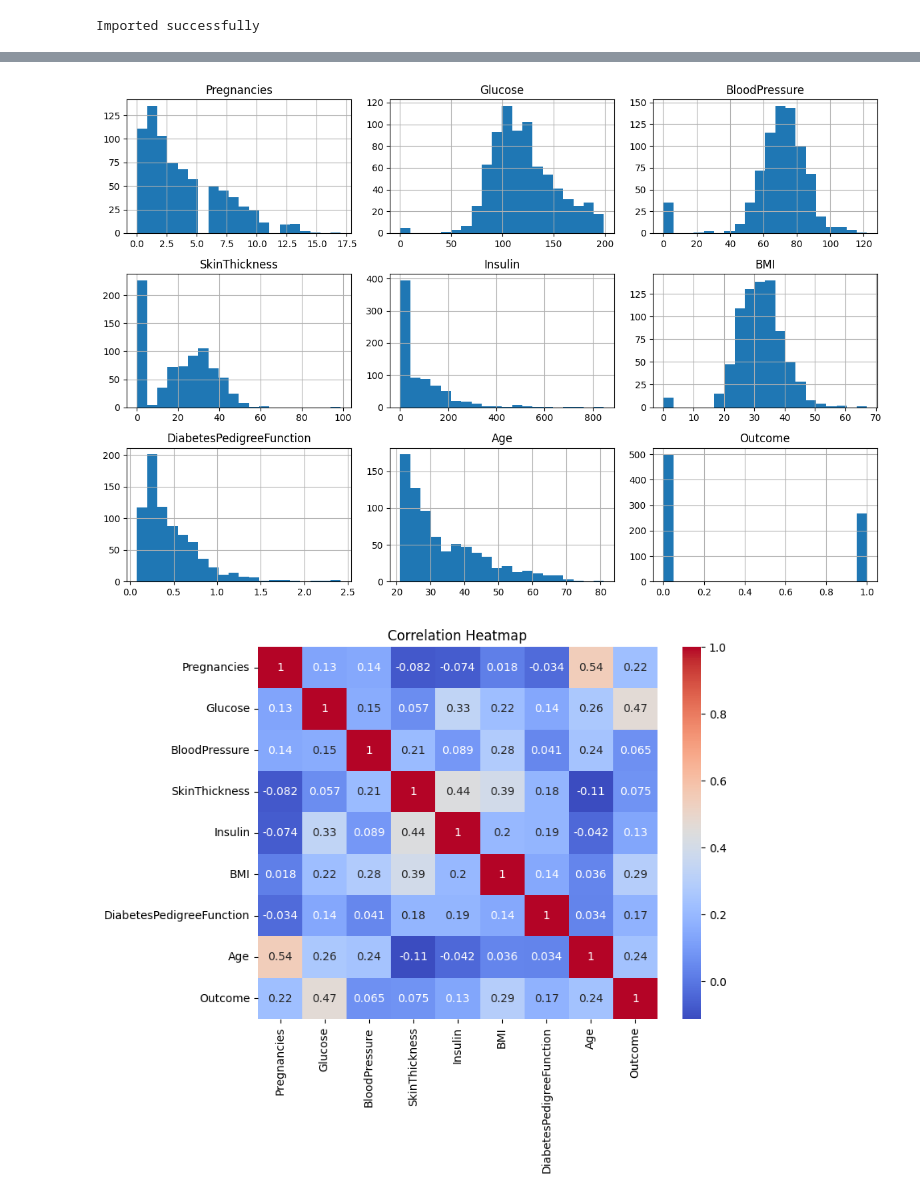
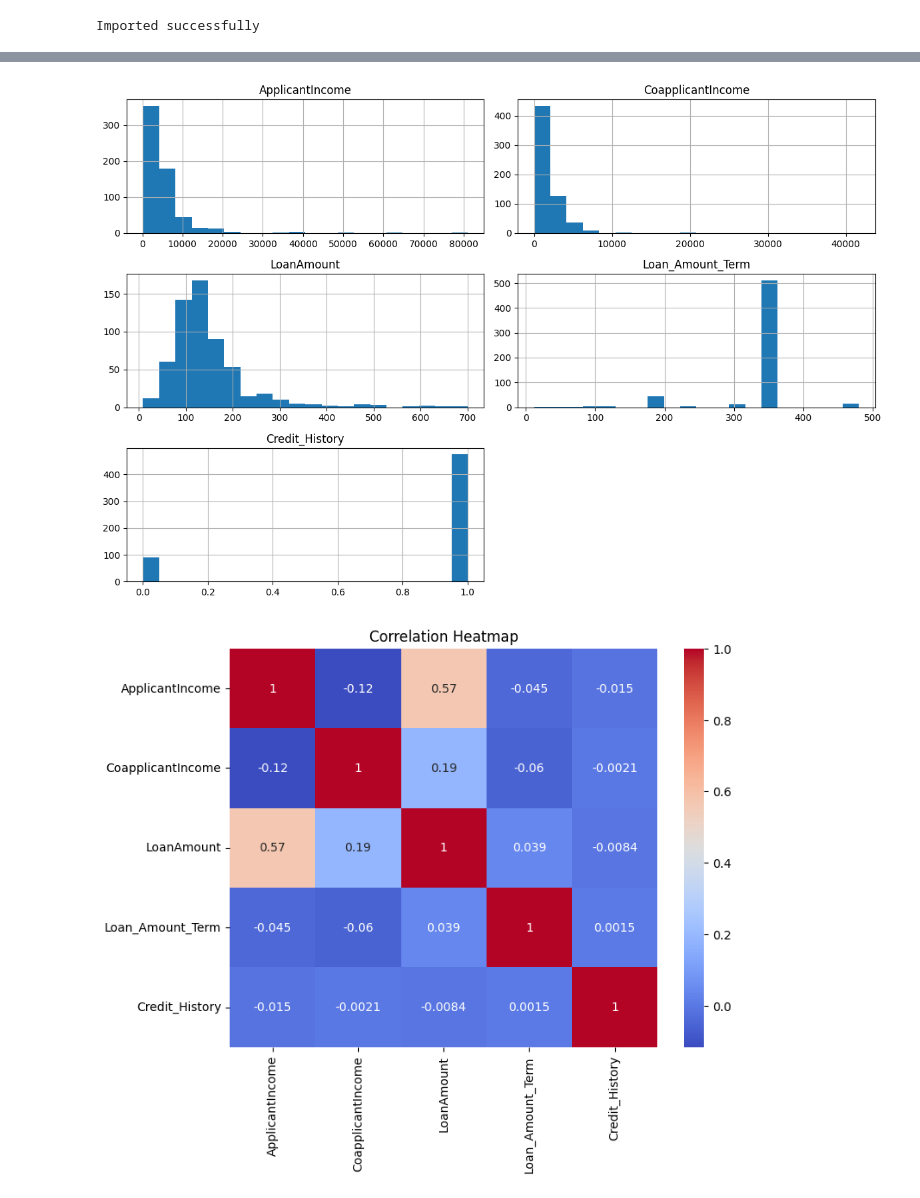
Before and after one commit to KJayasuriya/ml_laboratory, a Jupyter notebook: ex1.ipynb, the cells around one changed output, grey strips where cells are left out. Drawn from its saved outputs; the diff is of its cells as text; code cells hidden in the pictures.

```diff
--- a/ex1.ipynb
+++ b/ex1.ipynb
@@ -10,24 +10,20 @@ except ModuleNotFoundError:
 Imported successfully
 # %%
 
-def eda_tabular(df):
+def eda_tabular(df, target = None):
     print("Shape:", df.shape)
     print("\nColumn types:\n", df.dtypes)
     print("\nMissing values:\n", df.isnull().sum())
     print("\nDuplicate rows:", df.duplicated().sum())
 
 
-    numeric_cols = df.select_dtypes(include="number").columns
-    categorical_cols = df.select_dtypes(include="str").columns
+
+    numeric_cols = df.select_dtypes(include=["int64","float64"]).columns
+    categorical_cols = df.select_dtypes(include=["object","category","str"]).columns
 
     if len(numeric_cols) > 0:
         print("\nSummary statistics:\n", df.describe())
         df[numeric_cols].hist(figsize=(12, 8), bins=20)
-        plt.tight_layout()
-        plt.show()
-
-    for col in categorical_cols:
-        df[col].value_counts().head(10).plot(kind="bar", title=col)
         plt.tight_layout()
         plt.show()
 
@@ -37,6 +33,19 @@ def eda_tabular(df):
         sns.heatmap(df[numeric_cols].corr(), annot=True, cmap="coolwarm")
         plt.title("Correlation Heatmap")
         plt.show()
+    if "message" in df.columns:
+        df["message_length"] = df["message"].str.len()
+        plt.hist(df["message_length"], bins=30)
+        plt.title("Message Length Distribution")
+        plt.show()
+    if target is not None:
+        plt.figure(figsize=(5,4))
+        df[target].value_counts().sort_index().plot(kind="bar")
+        plt.title(f"Class Distribution ({target})")
+        plt.xlabel(target)
+        plt.ylabel("Count")
+        plt.show()
+    return (numeric_cols, categorical_cols)
 # %%
 
 def eda_images(df, label_col="label", image_size=(28, 28), samples=9):
@@ -131,6 +140,6 @@ def eda_images(df, label_col="label", image_size=(28, 28), samples=9):
     print("Mean Pixel    :", round(pixels.values.mean(), 2))
     print("Std Deviation :", round(pixels.values.std(), 2))
 # %%
-df = pd.read_csv("../datasets/diabetes.csv")
-eda_tabular(df)
+df = pd.read_csv("datasets/loan_prediction/train.csv")
+a, b = eda_tabular(df)
 # %% [output]
@@ -154,3 +163,3 @@ max     67.100000                  2.420000   81.000000    1.000000
-[figure, old version]
+[figure, new version]
-[figure, old version]
+[figure, new version]
 # %%
```
Also changed, not shown: parts of 3 cells of this notebook, 1 other file.
